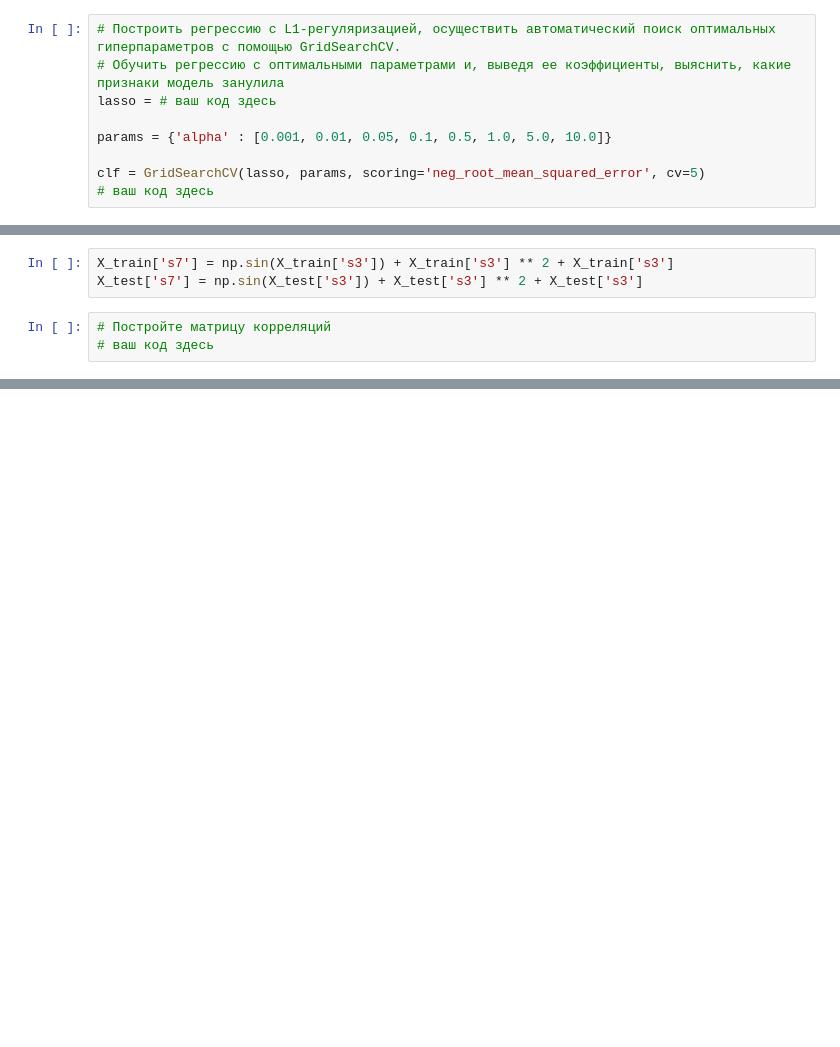
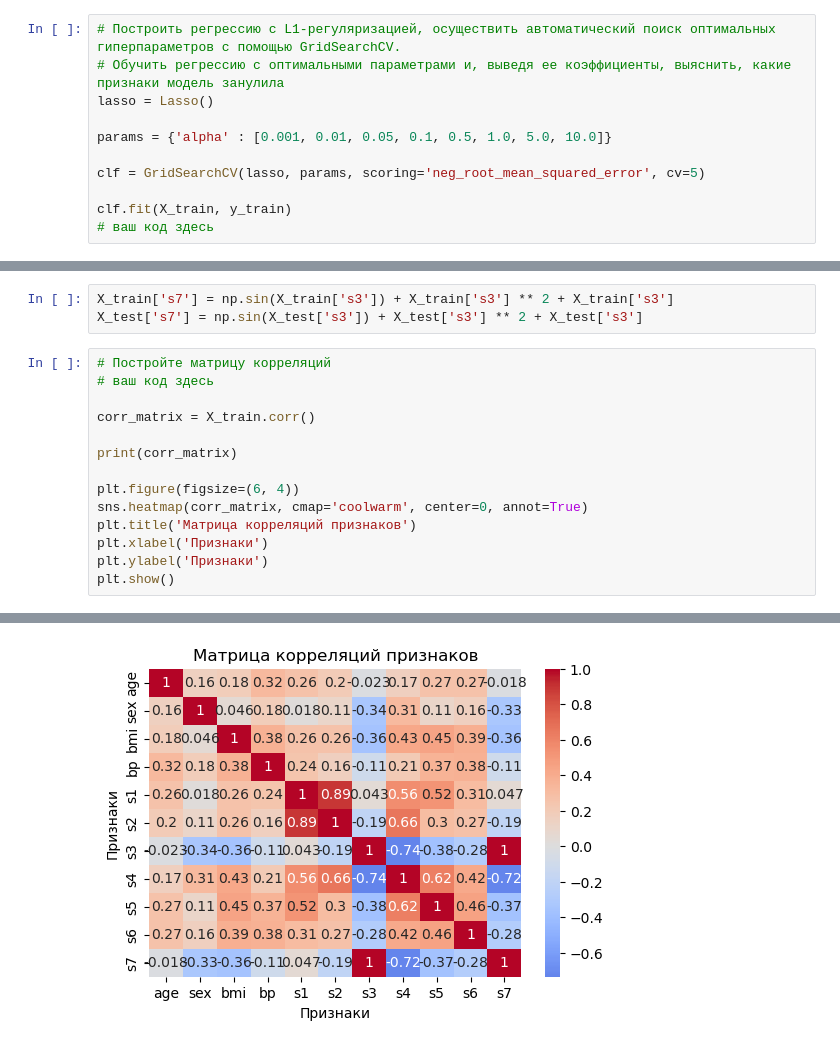
Before and after one commit to TimOvch/ML-study, a Jupyter notebook: ODS Classical models/HW1/DZ_student.ipynb, the cells around one changed output, grey strips where cells are left out. Drawn from its saved outputs; the diff is of its cells as text; blank space fills up the shorter version.

```diff
--- a/ODS Classical models/HW1/DZ_student.ipynb
+++ b/ODS Classical models/HW1/DZ_student.ipynb
@@ -847,9 +925,11 @@ for i in range(len(coefs)):
 # %%
 # Построить регрессию с L1-регуляризацией, осуществить автоматический поиск оптимальных гиперпараметров с помощью GridSearchCV.
 # Обучить регрессию с оптимальными параметрами и, выведя ее коэффициенты, выяснить, какие признаки модель занулила
-lasso = # ваш код здесь
+lasso = Lasso()
 
 params = {'alpha' : [0.001, 0.01, 0.05, 0.1, 0.5, 1.0, 5.0, 10.0]}
 
 clf = GridSearchCV(lasso, params, scoring='neg_root_mean_squared_error', cv=5)
+
+clf.fit(X_train, y_train)
 # ваш код здесь
@@ -871,3 +975,15 @@ X_test['s7'] = np.sin(X_test['s3']) + X_test['s3'] ** 2 + X_test['s3']
 # %%
 # Постройте матрицу корреляций
 # ваш код здесь
+
+corr_matrix = X_train.corr()
+
+print(corr_matrix)
+
+plt.figure(figsize=(6, 4))
+sns.heatmap(corr_matrix, cmap='coolwarm', center=0, annot=True)
+plt.title('Матрица корреляций признаков')
+plt.xlabel('Признаки')
+plt.ylabel('Признаки')
+plt.show()
+# %% [output]
@@ -874,2 +1007,3 @@ X_test['s7'] = np.sin(X_test['s3']) + X_test['s3'] ** 2 + X_test['s3']
+[figure, added]
 # %%
 # Постройте линейную регрессию из sklearn и оцените качество модели с помощью кросс-валидации, как в задании выше
```
Also changed, not shown: parts of 34 cells of this notebook.
